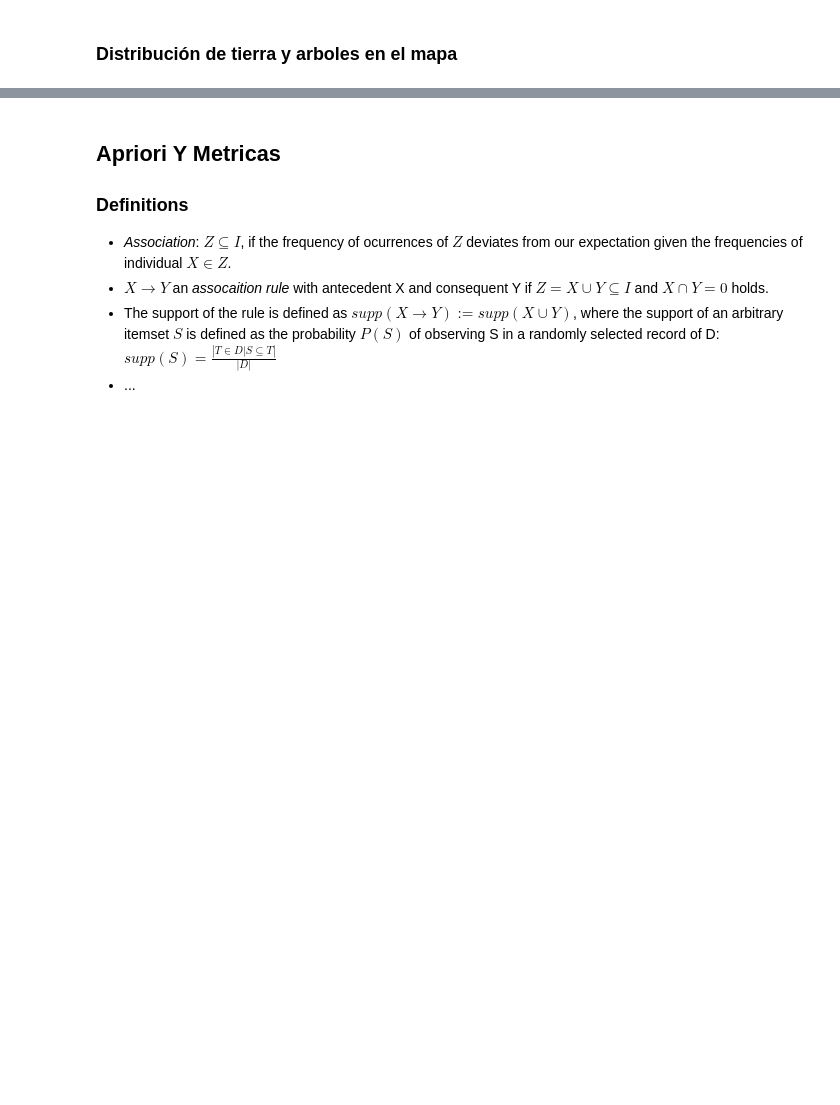
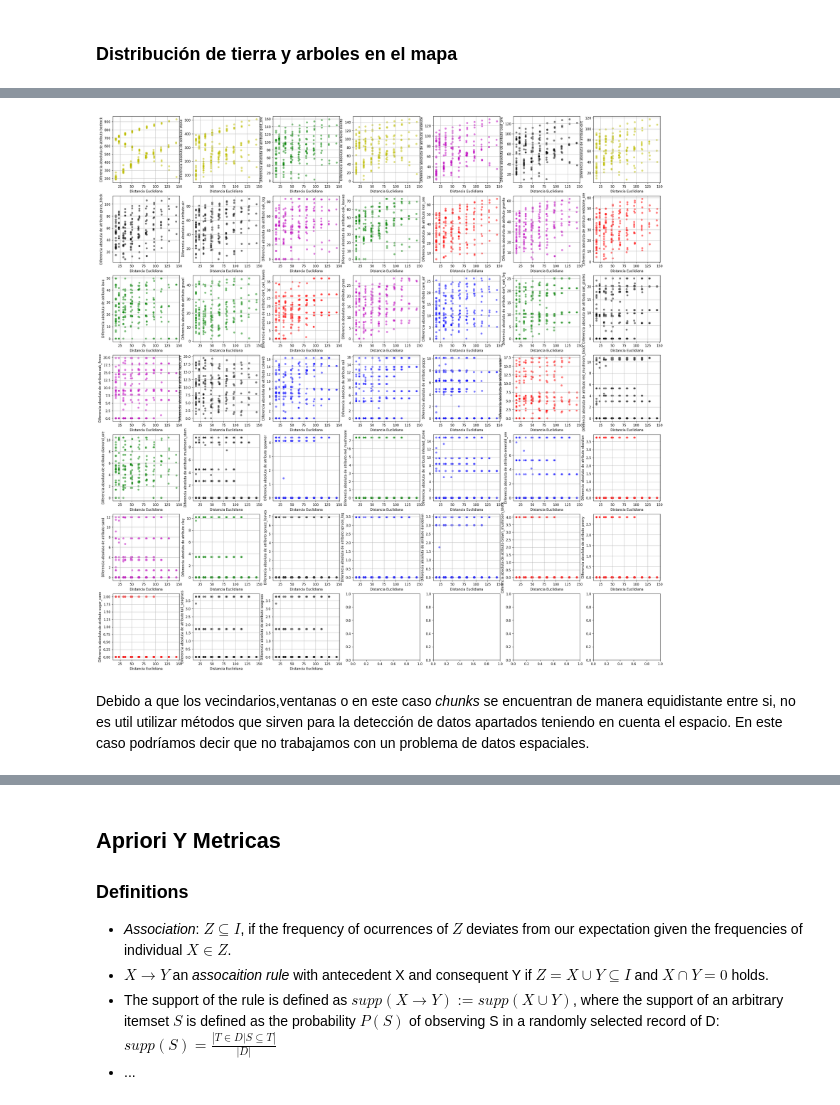
Before and after one commit to MrtC101/spatial-association-rules-mining, a Jupyter notebook: proyecto_final/code/python/Analisis.ipynb, the cells around one changed output, grey strips where cells are left out. Drawn from its saved outputs; the diff is of its cells as text; code cells hidden in the pictures; blank space fills up the shorter version.

Commit message:
Preprocesamiento, y detección de outliers

```diff
--- a/proyecto_final/code/python/Analisis.ipynb
+++ b/proyecto_final/code/python/Analisis.ipynb
@@ -371,3 +277,21 @@ for dim in range(0,3):
 ![Resultado Z Y](../../Images/Plots/plot8.png)
 ![Resultado X Y Z](../../Images/Plots/plot9.png)
 - En estos gráficos podemos ver la distribución de la tierra,los arboles con sus hojas y la arena. Lo más destacable de estos gráficos es que se puede ver que los troncos y hojas de los arboles están separados del suelo y la piedra por dos capas, la primera capa consiste de los bloques con pasto, y la segunda de varios bloques de tierra, prácticamente como en la vida real. También se puede ver que donde hay arena no existen arboles por encima y también esta separada de la tierra por una capa de tierra. Finalmente la tierra se distribuye en cúmulos entre la piedra y se extiende prácticamente hasta las capas mas profundas.
+# %%
+from outlierDetection import outilerDetection as od
+atts  = df.Tag.unique().tolist();
+blocks = od.countBlocks(4,4,4,df,atts);
+blocks.to_csv("..\\..\\Data\\blockCount.csv",sep=";");
+# %%
+from outlierDetection import outilerDetection as od
+import matplotlib.pyplot as plt
+import pandas as pd
+blocks = pd.read_csv("..\\..\\Data\\chunkBlockCount.csv",sep=";");
+blocks = blocks.drop(blocks.columns[0],axis=1)
+
+fig,ax = od.variogramCloud(blocks,atts);
+fig.show()
+# %% [output]
+[figure, added]
+# %% [markdown]
+Debido a que los vecindarios,ventanas o en este caso *chunks* se encuentran de manera equidistante entre si, no es util utilizar métodos que sirven para la detección de datos apartados teniendo en cuenta el espacio. En este caso podríamos decir que no trabajamos con un problema de datos espaciales.
```
Also changed, not shown: parts of 15 cells of this notebook, 5 other files.
